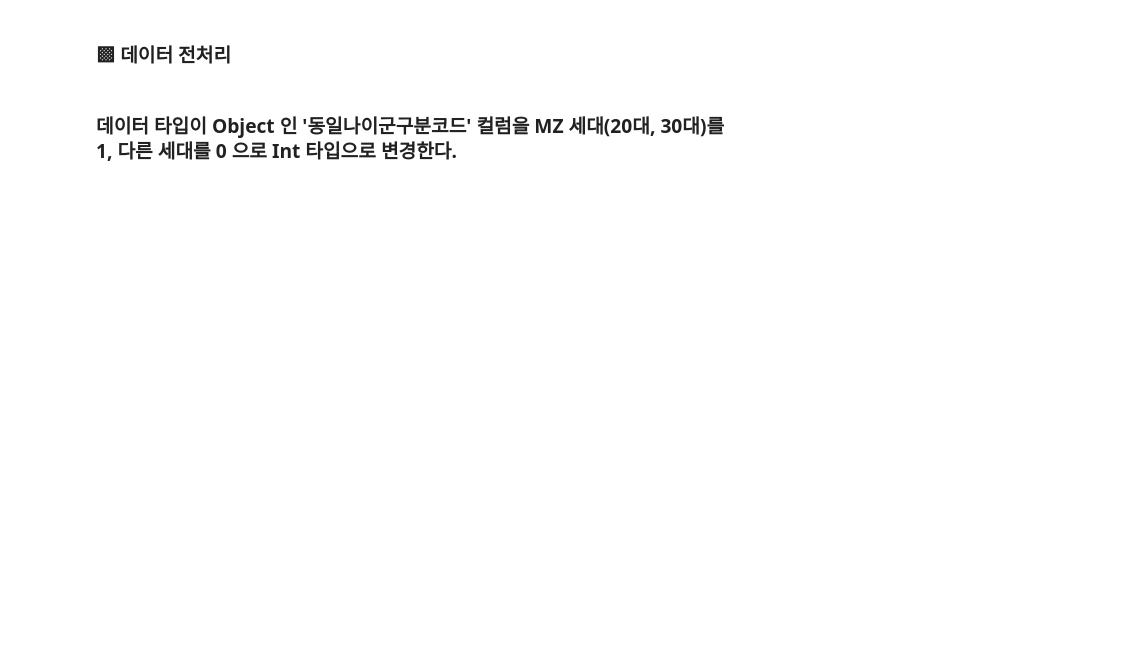
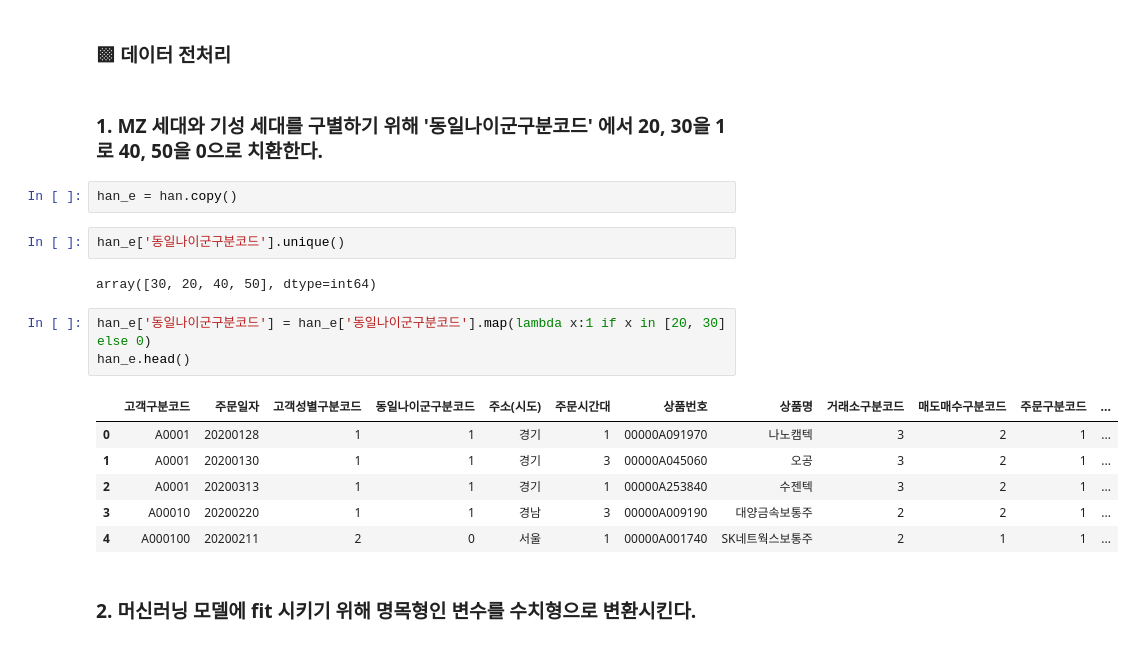
Before and after one commit to DataWilll/UiSeok, a Jupyter notebook: 동학개미운동의 주역은 MZ세대일까.ipynb, the cells around one changed output. Drawn from its saved outputs; the diff is of its cells as text; blank space fills up the shorter version.

```diff
--- a/동학개미운동의 주역은 MZ세대일까.ipynb
+++ b/동학개미운동의 주역은 MZ세대일까.ipynb
@@ -206,4 +212,22 @@ Name: 총체결금액, dtype: float64
 # %% [markdown]
 ### ▩ 데이터 전처리
-# %% [markdown]
-### 데이터 타입이 Object 인 '동일나이군구분코드' 컬럼을 MZ 세대(20대, 30대)를 1, 다른 세대를 0 으로 Int 타입으로 변경한다.
+# %% [markdown]
+### 1. MZ 세대와 기성 세대를 구별하기 위해 '동일나이군구분코드' 에서 20, 30을 1로 40, 50을 0으로 치환한다.
+# %%
+han_e = han.copy()
+# %%
+han_e['동일나이군구분코드'].unique()
+# %% [output]
+array([30, 20, 40, 50], dtype=int64)
+# %%
+han_e['동일나이군구분코드'] = han_e['동일나이군구분코드'].map(lambda x:1 if x in [20, 30] else 0)
+han_e.head()
+# %% [output]
+|  | 고객구분코드 | 주문일자 | 고객성별구분코드 | 동일나이군구분코드 | 주소(시도) | 주문시간대 | 상품번호 | 상품명 | 거래소구분코드 | 매도매수구분코드 | 주문구분코드 | ... |
+| 0 | A0001 | 20200128 | 1 | 1 | 경기 | 1 | 00000A091970 | 나노캠텍 | 3 | 2 | 1 | ... |
+| 1 | A0001 | 20200130 | 1 | 1 | 경기 | 3 | 00000A045060 | 오공 | 3 | 2 | 1 | ... |
+| 2 | A0001 | 20200313 | 1 | 1 | 경기 | 1 | 00000A253840 | 수젠텍 | 3 | 2 | 1 | ... |
+| 3 | A00010 | 20200220 | 1 | 1 | 경남 | 3 | 00000A009190 | 대양금속보통주 | 2 | 2 | 1 | ... |
+| 4 | A000100 | 20200211 | 2 | 0 | 서울 | 1 | 00000A001740 | SK네트웍스보통주 | 2 | 1 | 1 | ... |
+# %% [markdown]
+### 2. 머신러닝 모델에 fit 시키기 위해 명목형인 변수를 수치형으로 변환시킨다.
```
Also changed, not shown: parts of 50 cells of this notebook.
